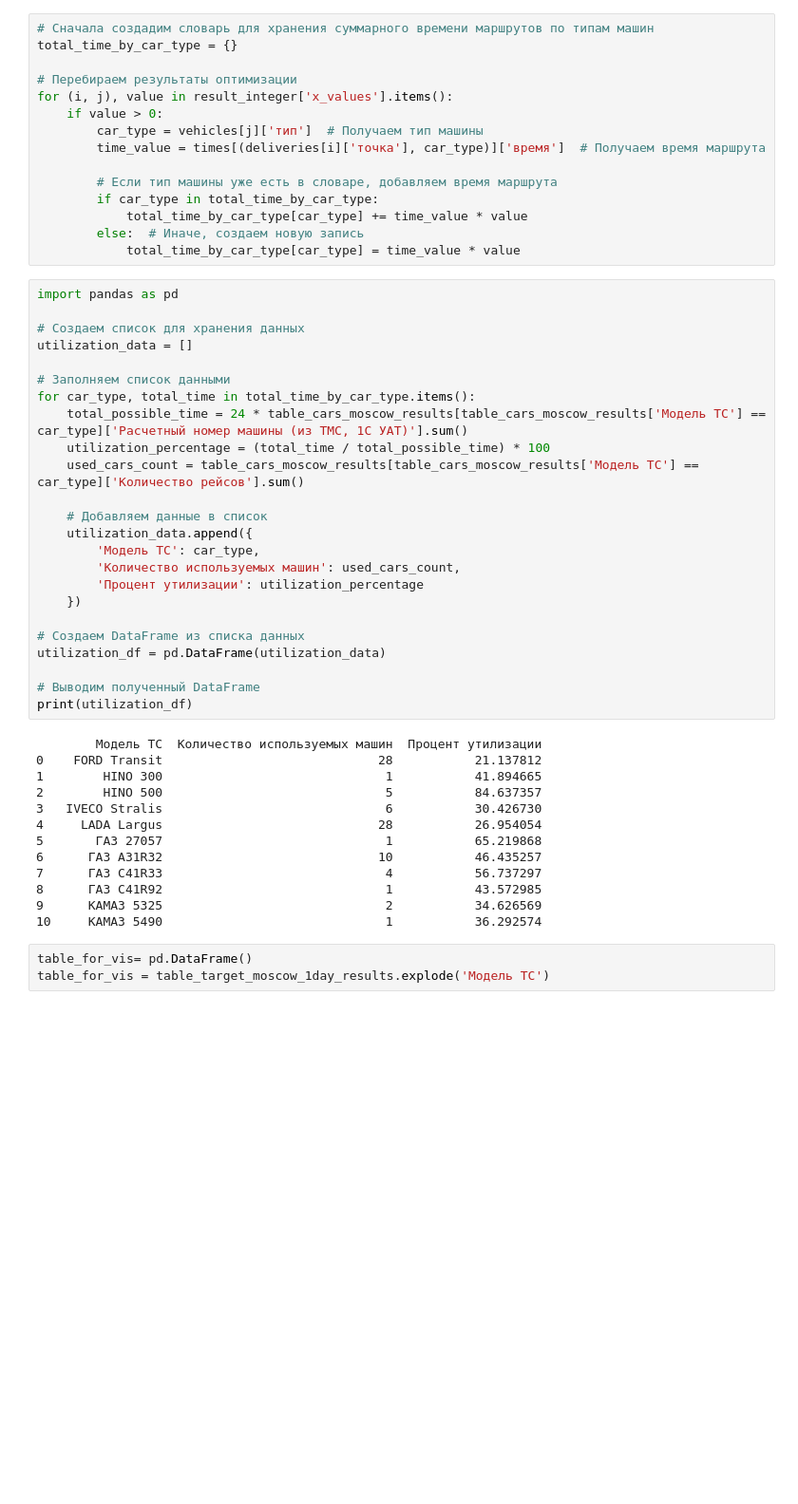
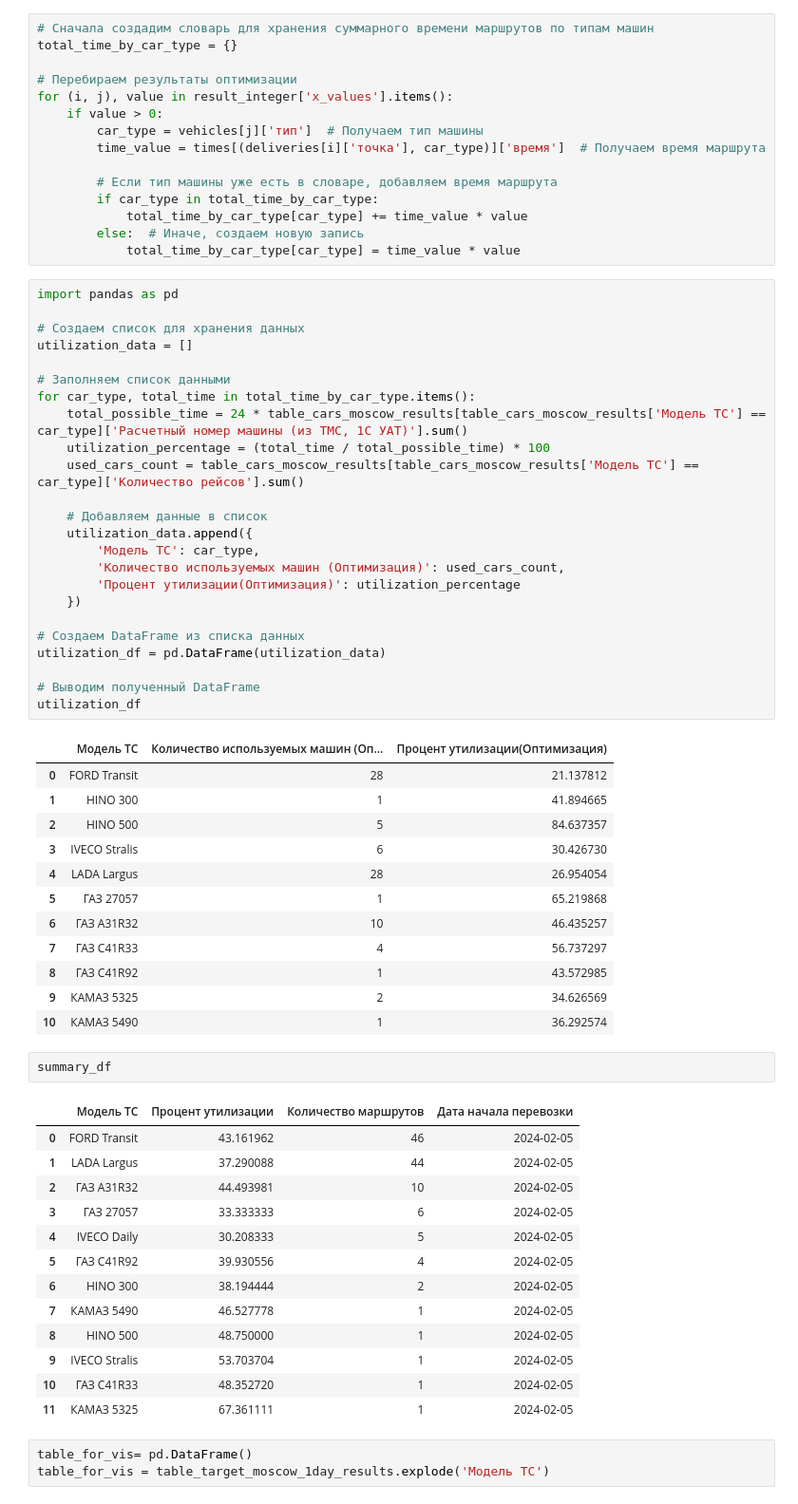
Before and after one commit to KeyGoddle/Optimize-transport, a Jupyter notebook: testing.ipynb, the cells around one changed output. Shown at 95% size. Cells and saved outputs as stored; diff of their text form; blank space fills up the shorter version.

```diff
--- a/testing.ipynb
+++ b/testing.ipynb
@@ -364,28 +492,44 @@ for car_type, total_time in total_time_by_car_type.items():
     # Добавляем данные в список
     utilization_data.append({
         'Модель ТС': car_type,
-        'Количество используемых машин': used_cars_count,
-        'Процент утилизации': utilization_percentage
+        'Количество используемых машин (Оптимизация)': used_cars_count,
+        'Процент утилизации(Оптимизация)': utilization_percentage
     })
 
 # Создаем DataFrame из списка данных
 utilization_df = pd.DataFrame(utilization_data)
 
 # Выводим полученный DataFrame
-print(utilization_df)
+utilization_df
 # %% [output]
-        Модель ТС  Количество используемых машин  Процент утилизации
-0    FORD Transit                             28           21.137812
-1        HINO 300                              1           41.894665
-2        HINO 500                              5           84.637357
-3   IVECO Stralis                              6           30.426730
-4     LADA Largus                             28           26.954054
-5       ГАЗ 27057                              1           65.219868
-6      ГАЗ A31R32                             10           46.435257
-7      ГАЗ C41R33                              4           56.737297
-8      ГАЗ С41R92                              1           43.572985
-9      КАМАЗ 5325                              2           34.626569
-10     КАМАЗ 5490                              1           36.292574
+|  | Модель ТС | Количество используемых машин (Оп... | Процент утилизации(Оптимизация) |
+| 0 | FORD Transit | 28 | 21.137812 |
+| 1 | HINO 300 | 1 | 41.894665 |
+| 2 | HINO 500 | 5 | 84.637357 |
+| 3 | IVECO Stralis | 6 | 30.426730 |
+| 4 | LADA Largus | 28 | 26.954054 |
+| 5 | ГАЗ 27057 | 1 | 65.219868 |
+| 6 | ГАЗ A31R32 | 10 | 46.435257 |
+| 7 | ГАЗ C41R33 | 4 | 56.737297 |
+| 8 | ГАЗ С41R92 | 1 | 43.572985 |
+| 9 | КАМАЗ 5325 | 2 | 34.626569 |
+| 10 | КАМАЗ 5490 | 1 | 36.292574 |
+# %%
+summary_df
+# %% [output]
+|  | Модель ТС | Процент утилизации | Количество маршрутов | Дата начала перевозки |
+| 0 | FORD Transit | 43.161962 | 46 | 2024-02-05 |
+| 1 | LADA Largus | 37.290088 | 44 | 2024-02-05 |
+| 2 | ГАЗ A31R32 | 44.493981 | 10 | 2024-02-05 |
+| 3 | ГАЗ 27057 | 33.333333 | 6 | 2024-02-05 |
+| 4 | IVECO Daily | 30.208333 | 5 | 2024-02-05 |
+| 5 | ГАЗ С41R92 | 39.930556 | 4 | 2024-02-05 |
+| 6 | HINO 300 | 38.194444 | 2 | 2024-02-05 |
+| 7 | КАМАЗ 5490 | 46.527778 | 1 | 2024-02-05 |
+| 8 | HINO 500 | 48.750000 | 1 | 2024-02-05 |
+| 9 | IVECO Stralis | 53.703704 | 1 | 2024-02-05 |
+| 10 | ГАЗ C41R33 | 48.352720 | 1 | 2024-02-05 |
+| 11 | КАМАЗ 5325 | 67.361111 | 1 | 2024-02-05 |
 # %%
 table_for_vis= pd.DataFrame()
 table_for_vis = table_target_moscow_1day_results.explode('Модель ТС')
```
Also changed, not shown: parts of 11 cells of this notebook.
